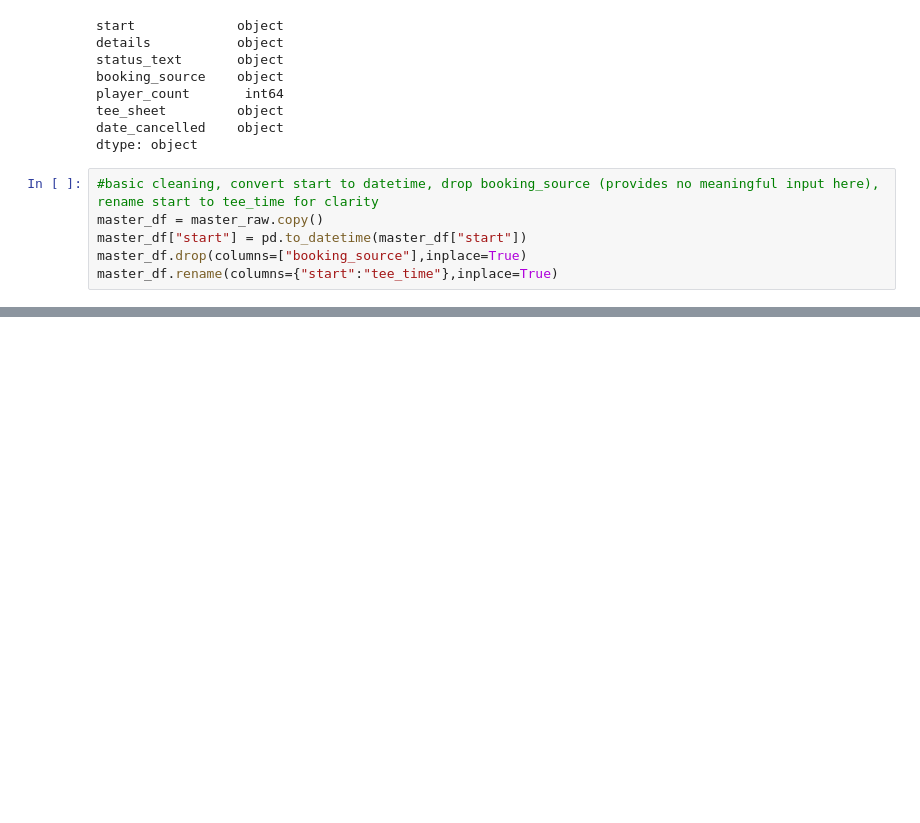
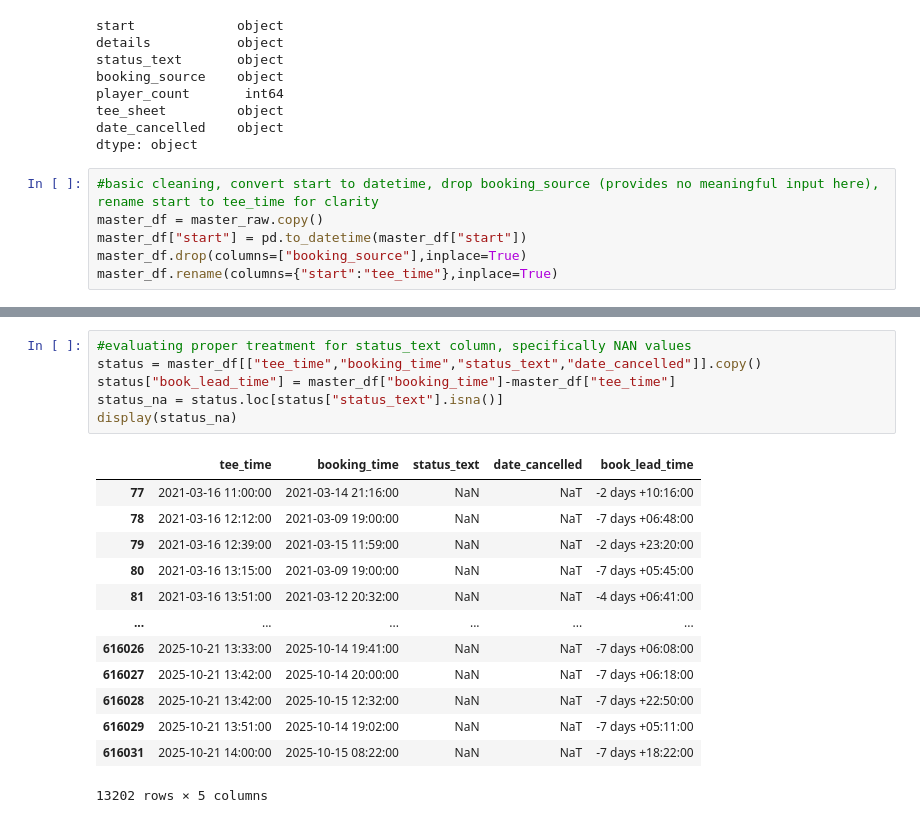
Before and after one commit to Dshaw630/bethpage-tee-time-analysis, a Jupyter notebook: notebooks/01_data_cleaning.ipynb, the cells around one changed output, grey strips where cells are left out. Cells and saved outputs as stored; diff of their text form; blank space fills up the shorter version.

```diff
--- a/notebooks/01_data_cleaning.ipynb
+++ b/notebooks/01_data_cleaning.ipynb
@@ -198,0 +195,20 @@ Name: count, Length: 268147, dtype: int64
+# %%
+#evaluating proper treatment for status_text column, specifically NAN values
+status = master_df[["tee_time","booking_time","status_text","date_cancelled"]].copy()
+status["book_lead_time"] = master_df["booking_time"]-master_df["tee_time"]
+status_na = status.loc[status["status_text"].isna()]
+display(status_na)
+# %% [output]
+|  | tee_time | booking_time | status_text | date_cancelled | book_lead_time |
+| 77 | 2021-03-16 11:00:00 | 2021-03-14 21:16:00 | NaN | NaT | -2 days +10:16:00 |
+| 78 | 2021-03-16 12:12:00 | 2021-03-09 19:00:00 | NaN | NaT | -7 days +06:48:00 |
+| 79 | 2021-03-16 12:39:00 | 2021-03-15 11:59:00 | NaN | NaT | -2 days +23:20:00 |
+| 80 | 2021-03-16 13:15:00 | 2021-03-09 19:00:00 | NaN | NaT | -7 days +05:45:00 |
+| 81 | 2021-03-16 13:51:00 | 2021-03-12 20:32:00 | NaN | NaT | -4 days +06:41:00 |
+| ... | ... | ... | ... | ... | ... |
+| 616026 | 2025-10-21 13:33:00 | 2025-10-14 19:41:00 | NaN | NaT | -7 days +06:08:00 |
+| 616027 | 2025-10-21 13:42:00 | 2025-10-14 20:00:00 | NaN | NaT | -7 days +06:18:00 |
+| 616028 | 2025-10-21 13:42:00 | 2025-10-15 12:32:00 | NaN | NaT | -7 days +22:50:00 |
+| 616029 | 2025-10-21 13:51:00 | 2025-10-14 19:02:00 | NaN | NaT | -7 days +05:11:00 |
+| 616031 | 2025-10-21 14:00:00 | 2025-10-15 08:22:00 | NaN | NaT | -7 days +18:22:00 |
+13202 rows × 5 columns
```
Also changed, not shown: parts of 4 cells of this notebook, 1 other file.
